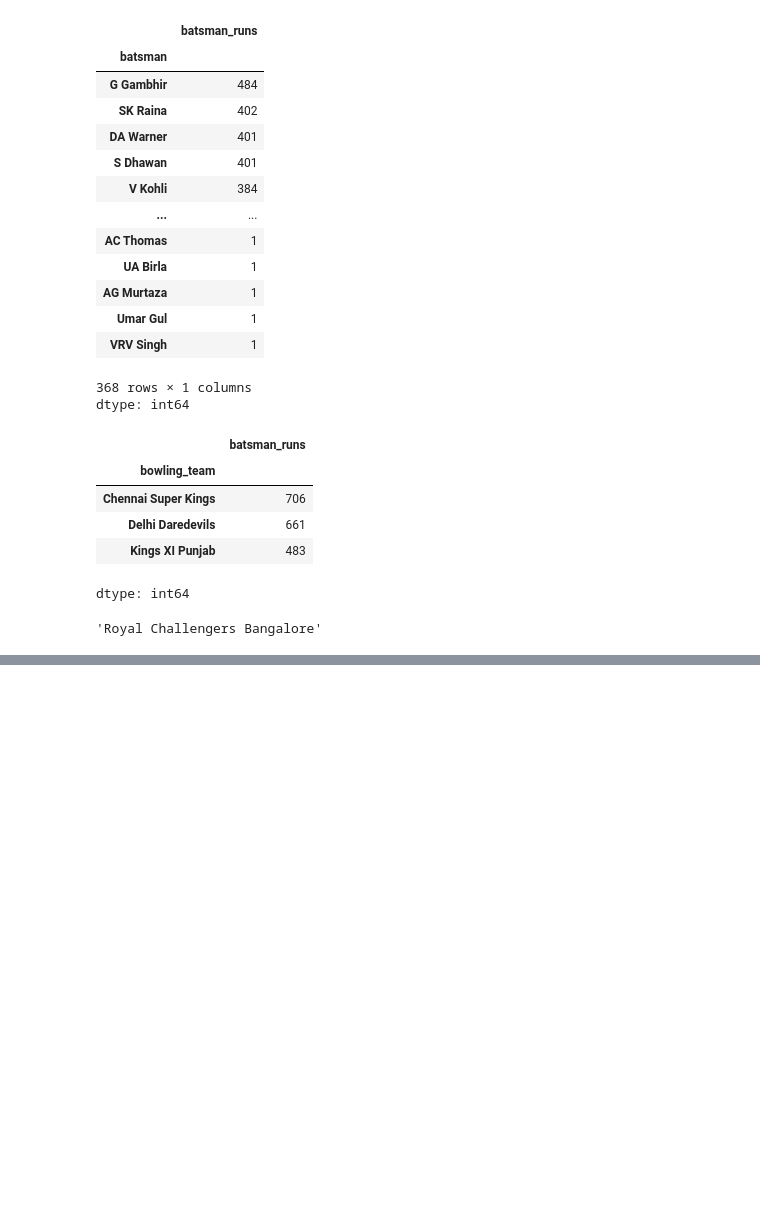
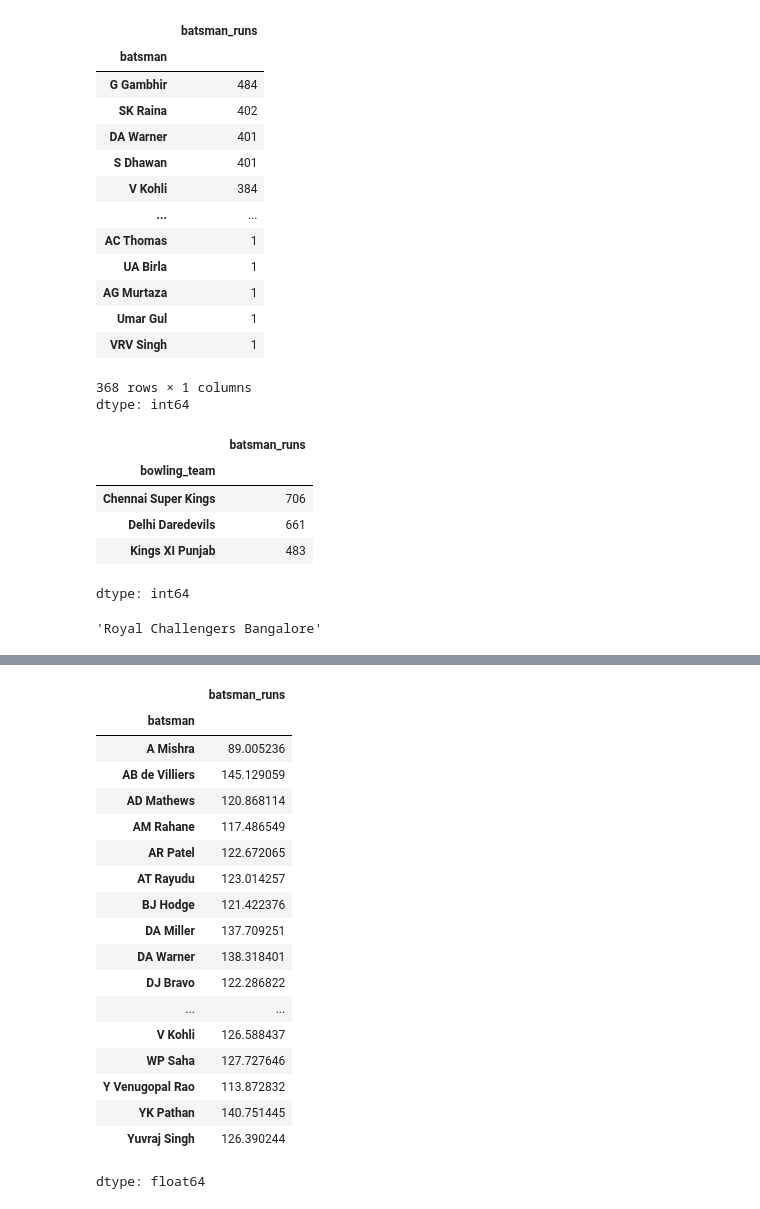
Before and after one commit to badalm06/Numpy, a Jupyter notebook: Pandas.ipynb, the cells around one changed output, grey strips where cells are left out. Cells and saved outputs as stored; diff of their text form; code cells hidden in the pictures; blank space fills up the shorter version.

```diff
--- a/Pandas.ipynb
+++ b/Pandas.ipynb
@@ -440,0 +423,28 @@ batsman_list = all_batsman[x].index.tolist()
+# %%
+final = delivery[delivery['batsman'].isin(batsman_list)]
+# %%
+runs = final.groupby('batsman')['batsman_runs'].sum()
+balls = final.groupby('batsman')['batsman_runs'].count()
+# %%
+sr = (runs/balls)*100
+sr
+# %% [output]
+|  | batsman_runs |
+| batsman |  |
+| A Mishra | 89.005236 |
+| AB de Villiers | 145.129059 |
+| AD Mathews | 120.868114 |
+| AM Rahane | 117.486549 |
+| AR Patel | 122.672065 |
+| AT Rayudu | 123.014257 |
+| BJ Hodge | 121.422376 |
+| DA Miller | 137.709251 |
+| DA Warner | 138.318401 |
+| DJ Bravo | 122.286822 |
+| ... | ... |
+| V Kohli | 126.588437 |
+| WP Saha | 127.727646 |
+| Y Venugopal Rao | 113.872832 |
+| YK Pathan | 140.751445 |
+| Yuvraj Singh | 126.390244 |
+dtype: float64
```
Also changed, not shown: parts of 4 cells of this notebook.
